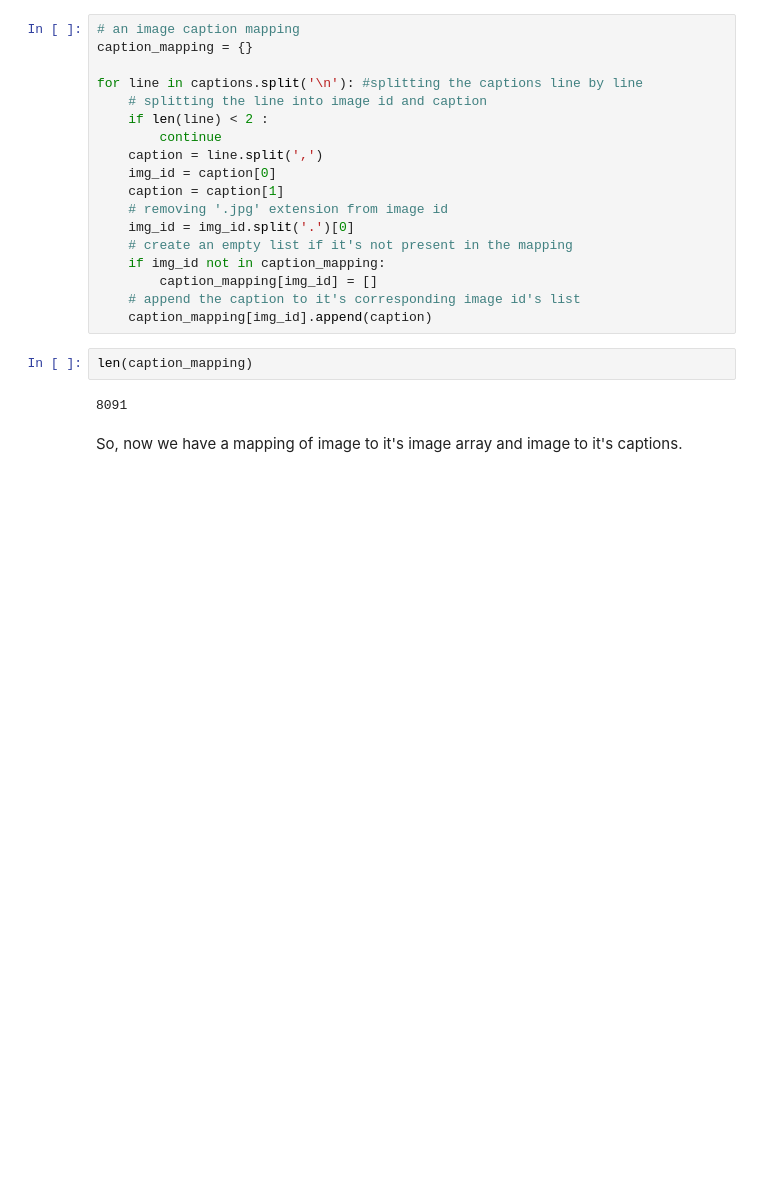
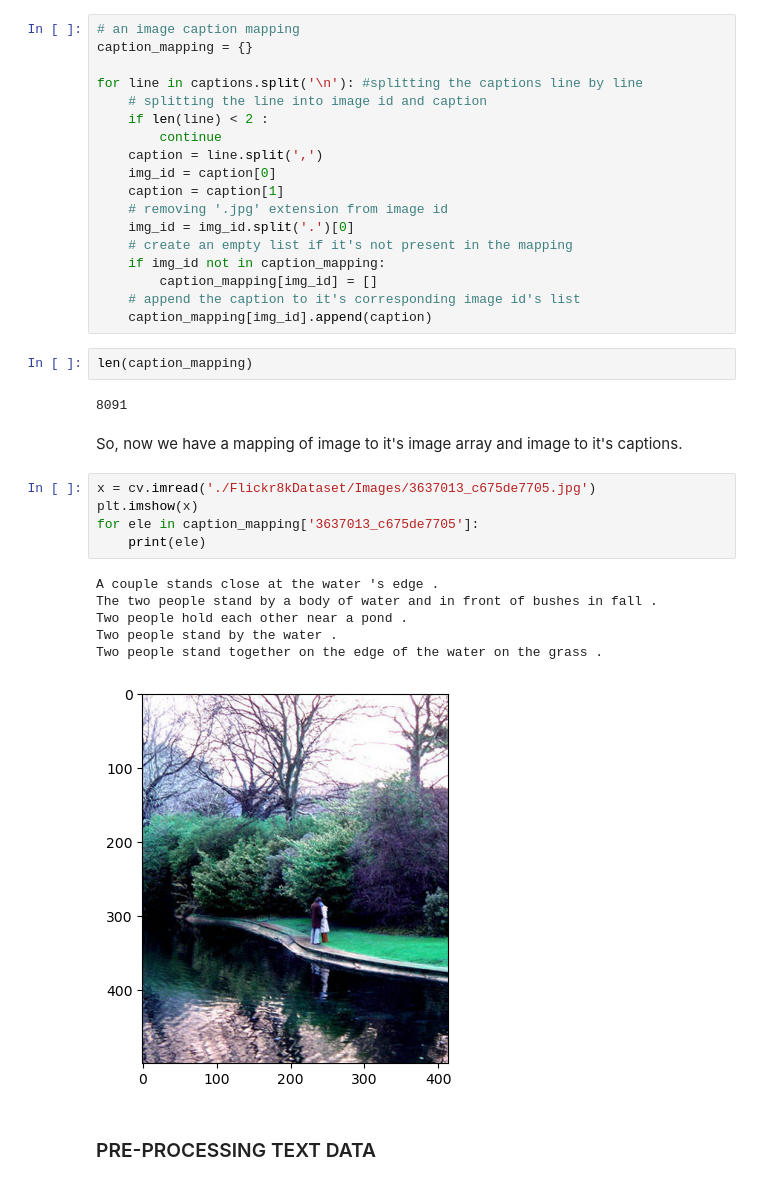
Before and after one commit to taru469/image-to-genzcaption, a Jupyter notebook: ImageCaptionGenerator.ipynb, the cells around one changed output. Cells and saved outputs as stored; diff of their text form; blank space fills up the shorter version.

```diff
--- a/ImageCaptionGenerator.ipynb
+++ b/ImageCaptionGenerator.ipynb
@@ -104,3 +104,17 @@ len(caption_mapping)
 8091
 # %% [markdown]
 So, now we have a mapping of image to it's image array and image to it's captions.
+# %%
+x = cv.imread('./Flickr8kDataset/Images/3637013_c675de7705.jpg')
+plt.imshow(x)
+for ele in caption_mapping['3637013_c675de7705']:
+    print(ele)
+# %% [output]
+A couple stands close at the water 's edge .
+The two people stand by a body of water and in front of bushes in fall .
+Two people hold each other near a pond .
+Two people stand by the water .
+Two people stand together on the edge of the water on the grass .
+[figure, added]
+# %% [markdown]
+### PRE-PROCESSING TEXT DATA
```
Also changed, not shown: parts of 37 cells of this notebook, 5 other files.
